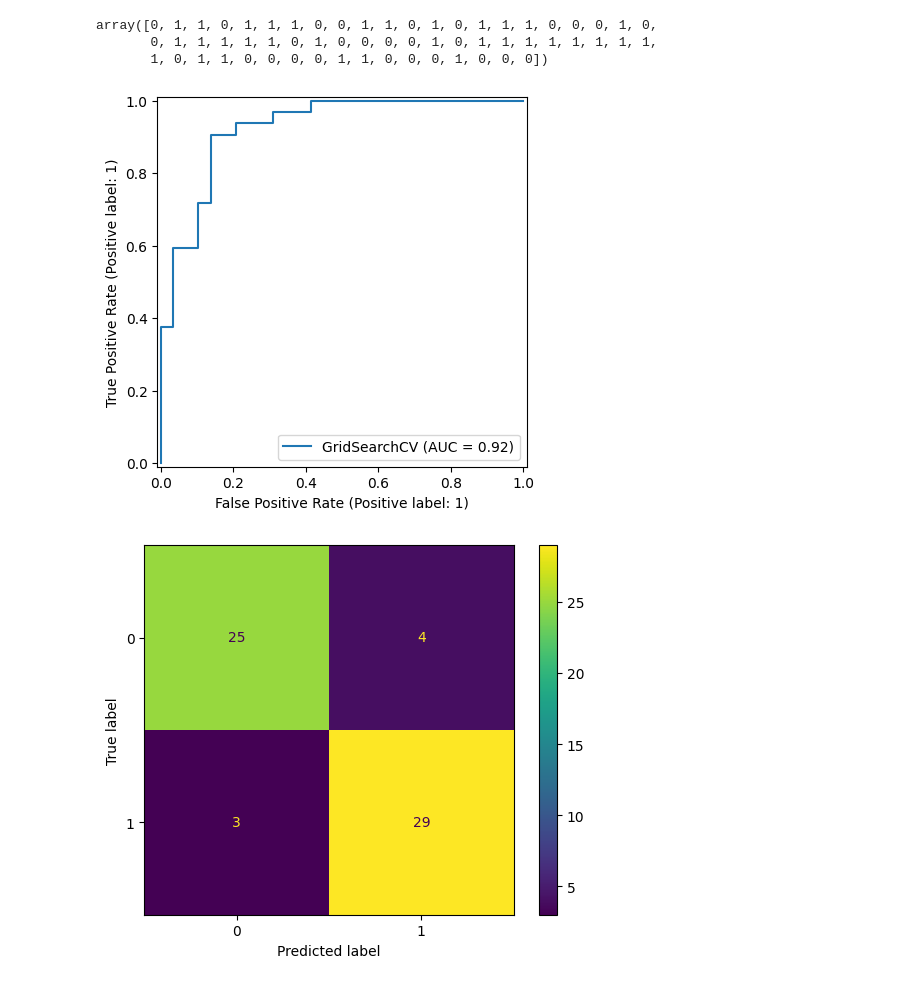
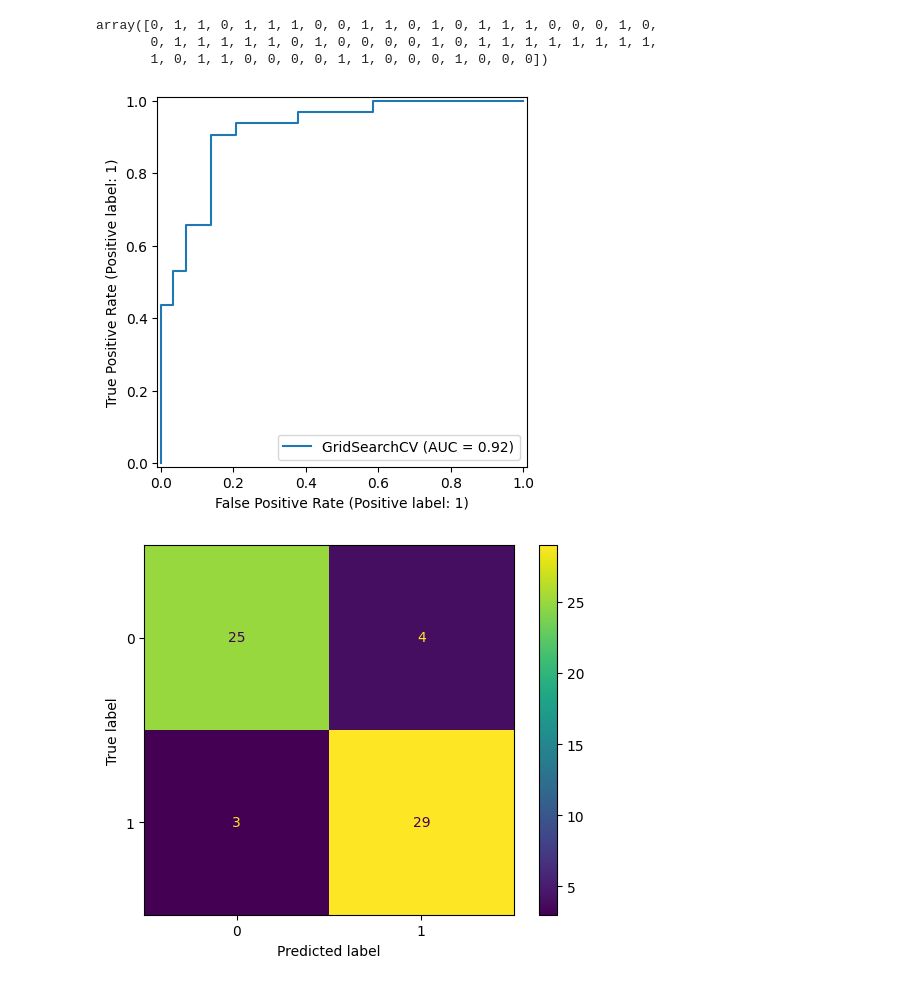
Before and after one commit to Ovaserashid/heart-disease-prediction, a Jupyter notebook: notebooks/main.ipynb, the cells around one changed output. Cells and saved outputs as stored; diff of their text form; code cells hidden in the pictures.

```diff
--- a/notebooks/main.ipynb
+++ b/notebooks/main.ipynb
@@ -351,13 +355,13 @@ for i in neighbor:
     knn.set_params(n_neighbors=i)
 
     # Fit the data to train the model
-    knn.fit(X_train, y_train)
+    knn.fit(X_train_transformed, y_train)
 
     # Append the train score
-    train_scores.append(knn.score(X_train, y_train))
+    train_scores.append(knn.score(X_train_transformed, y_train))
 
     # Append the test score
-    test_scores.append(knn.score(X_test, y_test))
+    test_scores.append(knn.score(X_test_transformed, y_test))
 # %%
 # Plot the scores against the same neighbor to find a neighbor value where model scored best
 plt.title("Comparison of scores at different n_neighbor values of KNN Model")
@@ -400,7 +404,7 @@ rs_log_reg = RandomizedSearchCV(LogisticRegression(),
                                 verbose = True)
 
 # Fit the RandomizedSearchCV Model with the training data
-rs_log_reg.fit(X_train, y_train)
+rs_log_reg.fit(X_train_transformed, y_train)
 # %% [output]
 Fitting 5 folds for each of 20 candidates, totalling 100 fits
 RandomizedSearchCV(cv=5, estimator=LogisticRegression(), n_iter=20,
@@ -429,7 +433,7 @@ rs_rf = RandomizedSearchCV(RandomForestClassifier(),
                            verbose=True)
 
 # Fit the RandomizedSearchCV Model with the training data
-rs_rf.fit(X_train, y_train)
+rs_rf.fit(X_train_transformed, y_train)
 # %% [output]
 Fitting 5 folds for each of 50 candidates, totalling 250 fits
 RandomizedSearchCV(cv=5, estimator=RandomForestClassifier(), n_iter=50,
@@ -471,7 +475,7 @@ gs_log = GridSearchCV(LogisticRegression(),
                       n_jobs=-1)
 
 # Fit the data into GridSearchCV Model
-gs_log.fit(X_train, y_train)
+gs_log.fit(X_train_transformed, y_train)
 # %% [output]
 Fitting 5 folds for each of 480 candidates, totalling 2400 fits
 GridSearchCV(cv=5, estimator=LogisticRegression(), n_jobs=-1,
@@ -517,9 +521,9 @@ array([0, 1, 1, 0, 1, 1, 1, 0, 0, 1, 1, 0, 1, 0, 1, 1, 1, 0, 0, 0, 1, 0,
        1, 0, 1, 1, 0, 0, 0, 0, 1, 1, 0, 0, 0, 1, 0, 0, 0])
 # %%
 # Plot ROC curve and calculate AUC metric
-RocCurveDisplay.from_estimator(gs_log, X_test, y_test)
+RocCurveDisplay.from_estimator(gs_log, X_test_transformed, y_test)
 plt.show()
 # %% [output]
-[figure, old version]
+[figure, new version]
 # %%
 # Plot Confusion matrix
```
Also changed, not shown: parts of 27 cells of this notebook.
